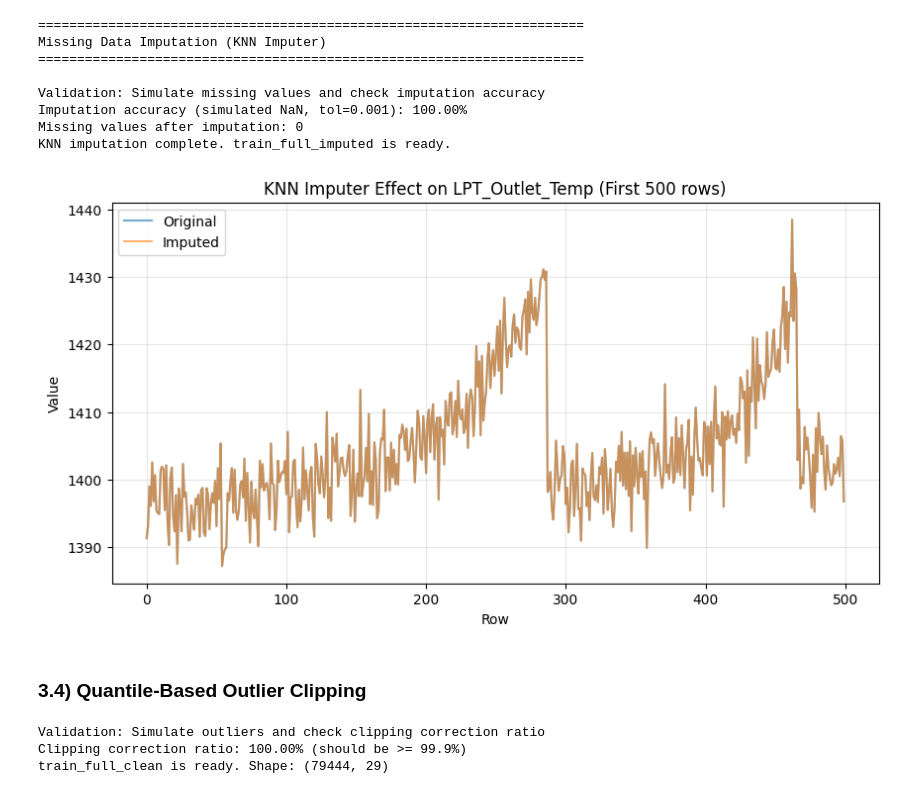
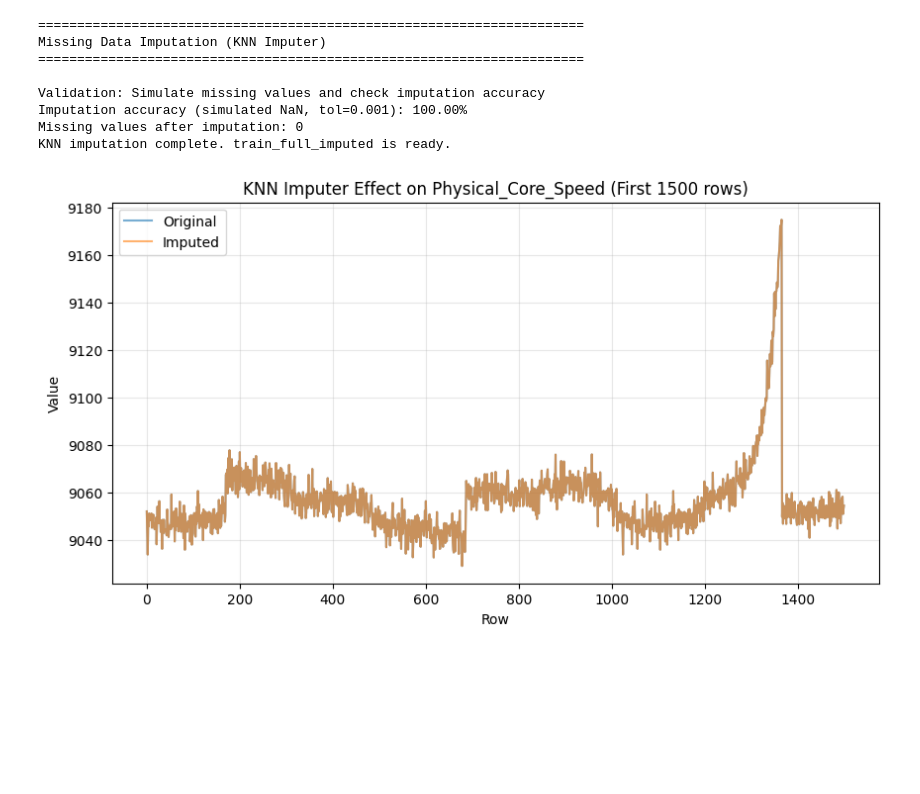
Before and after one commit to canozkan17/ROS2-Based-Smart-Factory-Digital-Twin, a Jupyter notebook: CMAPSS_ML_training.ipynb, the cells around one changed output. Cells and saved outputs as stored; diff of their text form; code cells hidden in the pictures; blank space fills up the shorter version.

```diff
--- a/CMAPSS_ML_training.ipynb
+++ b/CMAPSS_ML_training.ipynb
@@ -1635,79 +1795,18 @@ KNN imputation complete. train_full_imputed is ready.
 # %%
 # 17A/ KNN Imputer - Imputation Effect Visualization
 
 sensor_cols = [col for col in train_full.columns if any(x in col for x in ['Temp', 'Press', 'Speed', 'Ratio'])]
 
 sensor_col = random.choice(sensor_cols)
-
+row_num = 1500
 plt.figure(figsize=(10, 5))
-plt.plot(train_full[sensor_col].values[:500], label='Original', alpha=0.6)
-plt.plot(train_full_imputed[sensor_col].values[:500], label='Imputed', alpha=0.6)
-plt.title(f'KNN Imputer Effect on {sensor_col} (First 500 rows)')
+plt.plot(train_full[sensor_col].values[:row_num], label='Original', alpha=0.6)
+plt.plot(train_full_imputed[sensor_col].values[:row_num], label='Imputed', alpha=0.6)
+plt.title(f'KNN Imputer Effect on {sensor_col} (First {row_num} rows)')
 plt.xlabel('Row')
 plt.ylabel('Value')
 plt.legend()
 plt.grid(alpha=0.3)
 plt.show()
 # %% [output]
-[figure, old version]
+[figure, new version]
-# %% [markdown]
-### 3.4) Quantile-Based Outlier Clipping
-# %%
-# 18/ Quantile-Based Outlier Clipping for train_full_imputed
-
-# Define sensor columns (exclude non-sensor columns)
-exclude_cols = ['unit', 'cycle', 'opset1', 'opset2', 'opset3', 'RUL', 'RUL_bin', 'dataset']
-sensor_cols = []
-for col in train_full_imputed.columns:
-    if col not in exclude_cols:
-        sensor_cols.append(col)
-
-# Calculate quantile limits for each sensor
-q_low_dict = {}
-q_high_dict = {}
-for col in sensor_cols:
-    q_low = train_full_imputed[col].quantile(0.001)
-    q_high = train_full_imputed[col].quantile(0.999)
-    q_low_dict[col] = q_low
-    q_high_dict[col] = q_high
-
-# Clip outliers for each sensor
-train_full_clean = train_full_imputed.copy()
-for col in sensor_cols:
-    train_full_clean[col] = train_full_clean[col].clip(q_low_dict[col], q_high_dict[col])
-
-# Validation: Simulate outliers, clip, and check correction ratio
-import numpy as np
-
-print("\nValidation: Simulate outliers and check clipping correction ratio")
-test_df = train_full_imputed[sensor_cols].copy()
-original = test_df.values.copy()
-np.random.seed(42)
-mask = np.random.rand(*test_df.shape) < 0.001  # 0.1% random mask
-
-# Set outliers: below q_low or above q_high
-for i, col in enumerate(sensor_cols):
-    test_df.values[mask[:, i], i] = q_high_dict[col] + 10  # force high outlier
-    test_df.values[mask[:, i], i] = q_low_dict[col] - 10   # force low outlier
-
-# Clip
-for i, col in enumerate(sensor_cols):
-    test_df[col] = test_df[col].clip(q_low_dict[col], q_high_dict[col])
-
-# Compare: how many outliers are now inside [q_low, q_high]
-fixed = 0
-total = 0
-for i, col in enumerate(sensor_cols):
-    col_mask = mask[:, i]
-    fixed += np.sum((test_df.values[col_mask, i] >= q_low_dict[col]) & (test_df.values[col_mask, i] <= q_high_dict[col]))
-    total += np.sum(col_mask)
-ratio = (fixed / total * 100) if total > 0 else 100
-
-print(f"Clipping correction ratio: {ratio:.2f}% (should be >= 99.9%)")
-assert ratio >= 99.9, "Clipping correction ratio below 99.9%!"
-
-print("train_full_clean is ready. Shape:", train_full_clean.shape)
-# %% [output]
-Validation: Simulate outliers and check clipping correction ratio
-Clipping correction ratio: 100.00% (should be >= 99.9%)
-train_full_clean is ready. Shape: (79444, 29)
```
Also changed, not shown: parts of 14 cells of this notebook.
